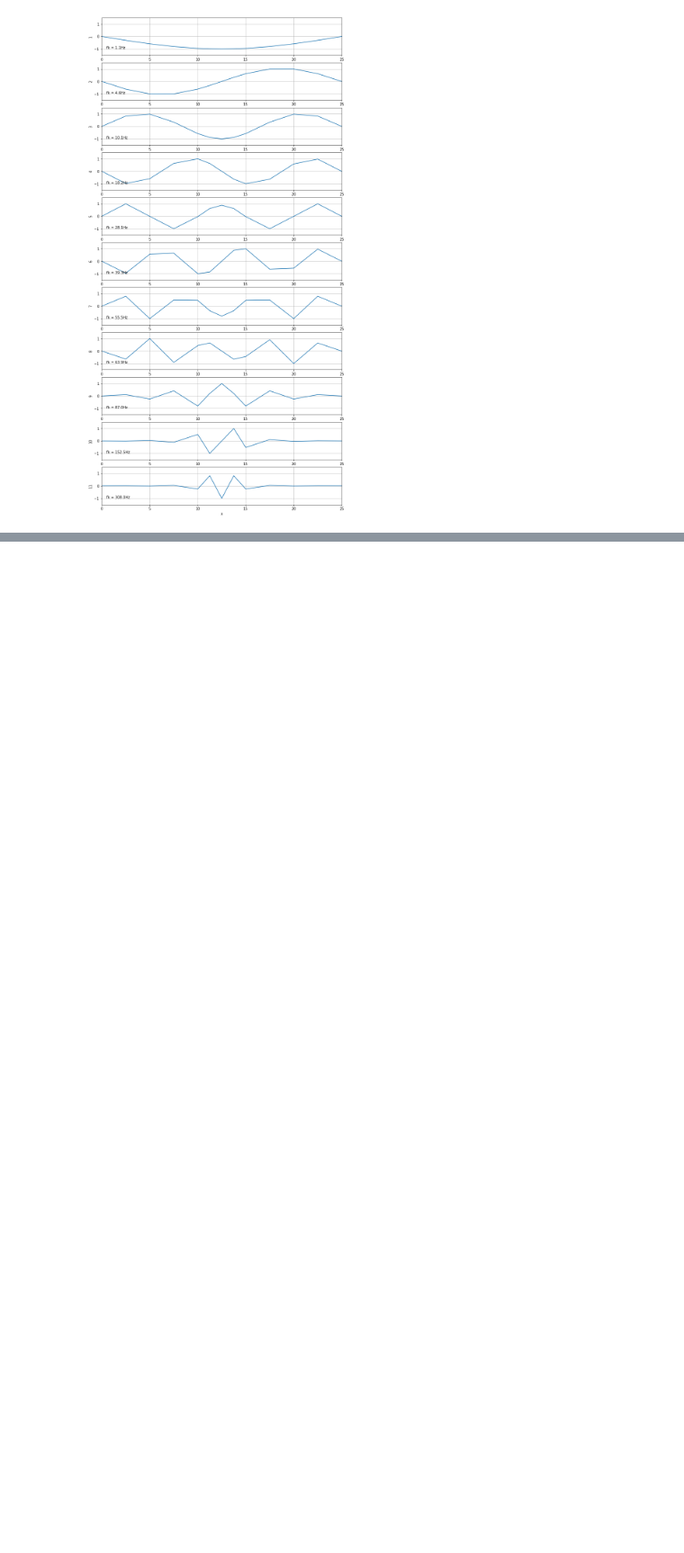
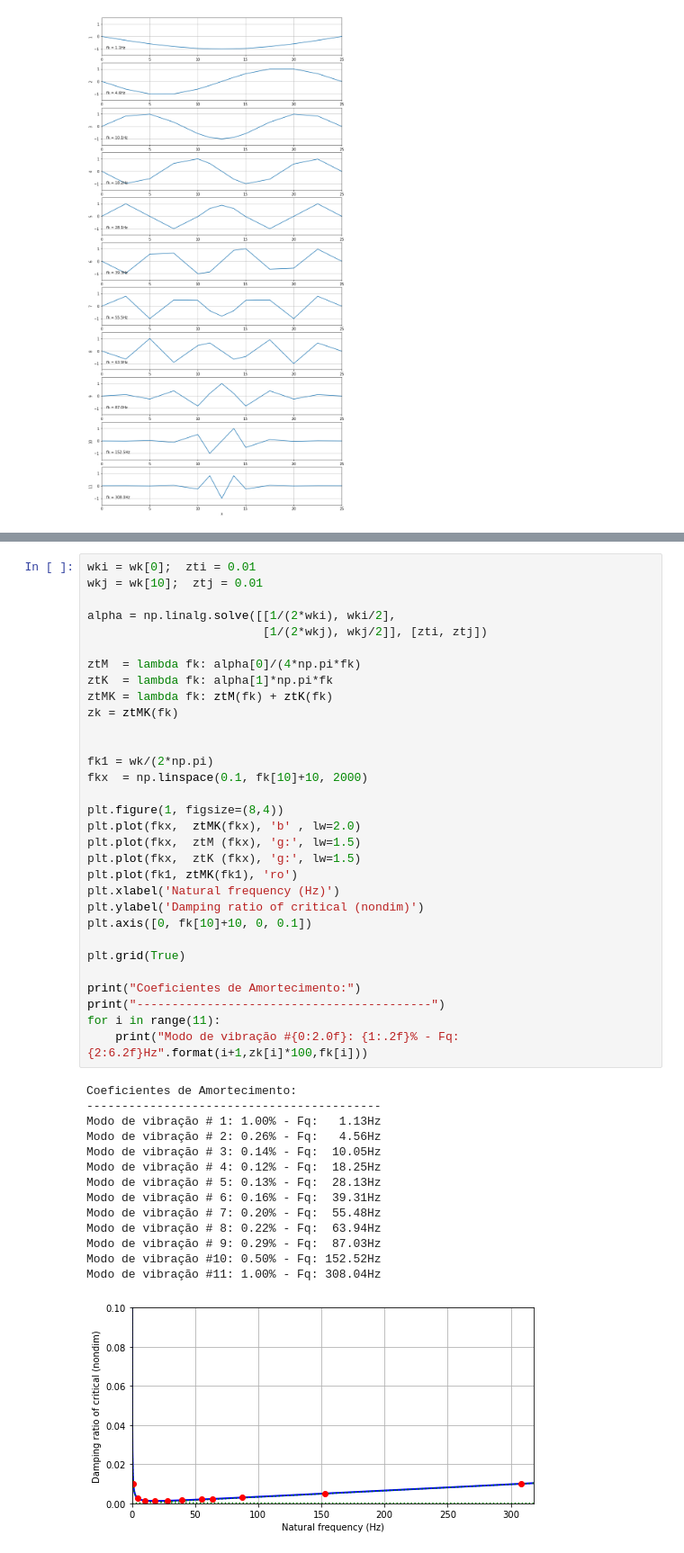
Before and after one commit to GarciaGabe/vibracoes, a Jupyter notebook: TRABALHOS/Trabalho 3/T3_0027550.ipynb, the cells around one changed output, grey strips where cells are left out. Shown at 90% size. Drawn from its saved outputs; the diff is of its cells as text; blank space fills up the shorter version.

```diff
--- a/TRABALHOS/Trabalho 3/T3_0027550.ipynb
+++ b/TRABALHOS/Trabalho 3/T3_0027550.ipynb
@@ -308,0 +366,46 @@ plt.xlabel('x');
+# %%
+wki = wk[0];  zti = 0.01
+wkj = wk[10];  ztj = 0.01
+
+alpha = np.linalg.solve([[1/(2*wki), wki/2],
+                         [1/(2*wkj), wkj/2]], [zti, ztj])
+
+ztM  = lambda fk: alpha[0]/(4*np.pi*fk)
+ztK  = lambda fk: alpha[1]*np.pi*fk
+ztMK = lambda fk: ztM(fk) + ztK(fk)
+zk = ztMK(fk)
+
+
+fk1 = wk/(2*np.pi)
+fkx  = np.linspace(0.1, fk[10]+10, 2000)
+
+plt.figure(1, figsize=(8,4))
+plt.plot(fkx,  ztMK(fkx), 'b' , lw=2.0)
+plt.plot(fkx,  ztM (fkx), 'g:', lw=1.5)
+plt.plot(fkx,  ztK (fkx), 'g:', lw=1.5)
+plt.plot(fk1, ztMK(fk1), 'ro')
+plt.xlabel('Natural frequency (Hz)')
+plt.ylabel('Damping ratio of critical (nondim)')
+plt.axis([0, fk[10]+10, 0, 0.1])
+
+plt.grid(True)
+
+print("Coeficientes de Amortecimento:")
+print("------------------------------------------")
+for i in range(11):
+    print("Modo de vibração #{0:2.0f}: {1:.2f}% - Fq: {2:6.2f}Hz".format(i+1,zk[i]*100,fk[i]))
+# %% [output]
+Coeficientes de Amortecimento:
+------------------------------------------
+Modo de vibração # 1: 1.00% - Fq:   1.13Hz
+Modo de vibração # 2: 0.26% - Fq:   4.56Hz
+Modo de vibração # 3: 0.14% - Fq:  10.05Hz
+Modo de vibração # 4: 0.12% - Fq:  18.25Hz
+Modo de vibração # 5: 0.13% - Fq:  28.13Hz
+Modo de vibração # 6: 0.16% - Fq:  39.31Hz
+Modo de vibração # 7: 0.20% - Fq:  55.48Hz
+Modo de vibração # 8: 0.22% - Fq:  63.94Hz
+Modo de vibração # 9: 0.29% - Fq:  87.03Hz
+Modo de vibração #10: 0.50% - Fq: 152.52Hz
+Modo de vibração #11: 1.00% - Fq: 308.04Hz
+[figure, added]
```
Also changed, not shown: parts of 19 cells of this notebook, 5 other files.
